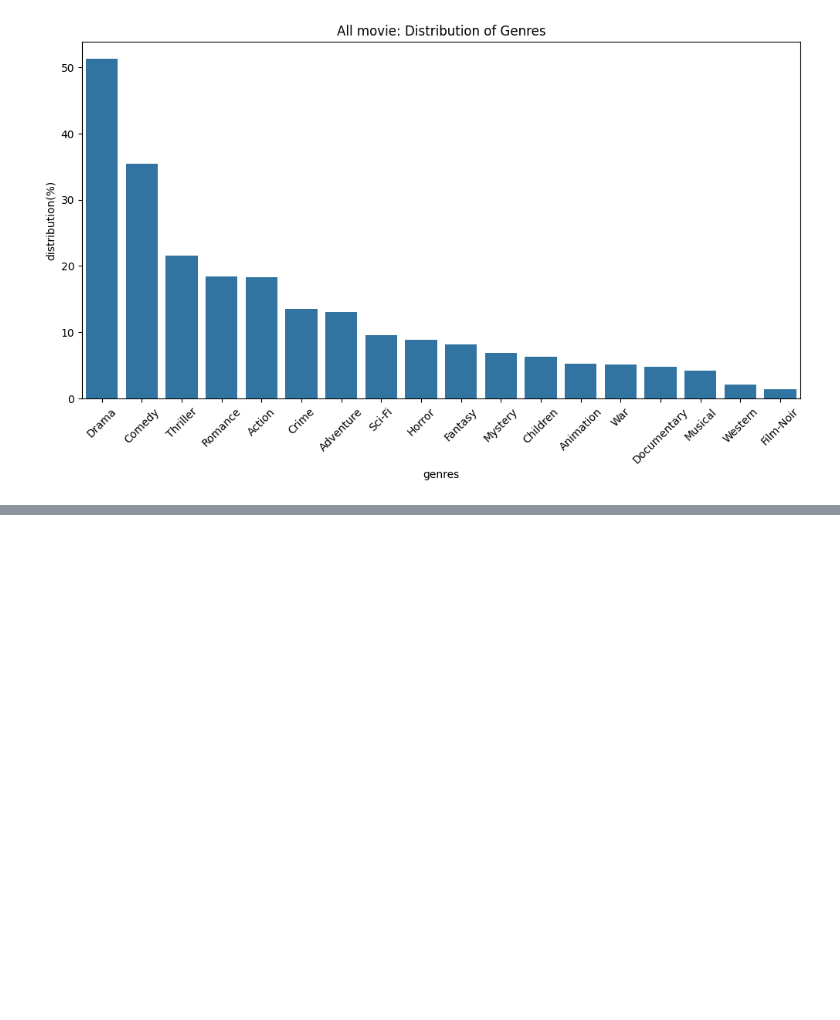
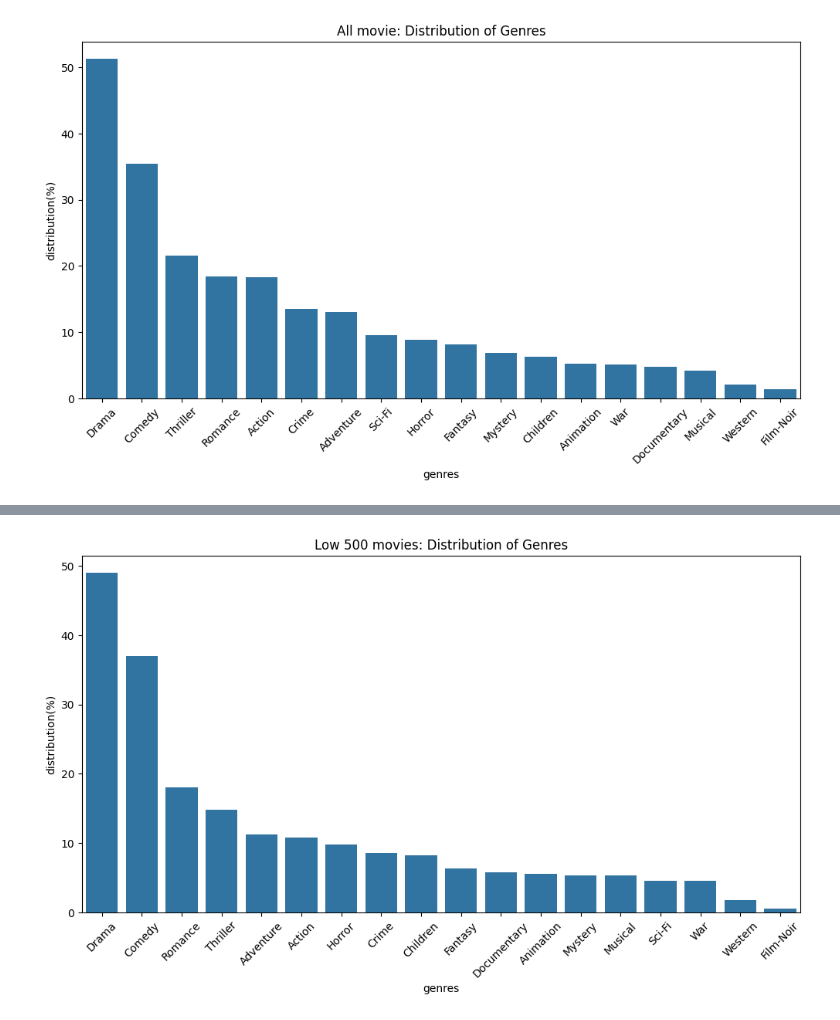
Before and after one commit to jim-min/pro-recsys-movierecommendation-recsys-04, a Jupyter notebook: eda/jiho.ipynb, the cells around one changed output, grey strips where cells are left out. Saved outputs shown, nothing was run; the diff lists cells and outputs as text; code cells hidden in the pictures; blank space fills up the shorter version.

```diff
--- a/eda/jiho.ipynb
+++ b/eda/jiho.ipynb
@@ -175,0 +180,25 @@ plt.show()
+# %%
+# genres의 모든 리스트들을 하나의 리스트로 묶기
+n = 500
+
+low_n_movie_genres = list(itertools.chain(*popular_items_data['genres'][-n:]))
+
+# 장르별 개수 세기
+low_n_genre_counts = Counter(low_n_movie_genres)
+
+import matplotlib.pyplot as plt
+import seaborn as sns
+
+sorted_genres = low_n_genre_counts.most_common()
+
+x_labels, y_values = zip(*sorted_genres)
+
+plt.figure(figsize=(12, 6))
+sns.barplot(x=list(x_labels), y=(list(np.array(y_values)/n*100)))
+plt.xticks(rotation=45)
+plt.title(f'Low {n} movies: Distribution of Genres')
+plt.xlabel('genres')
+plt.ylabel('distribution(%)')
+plt.show()
+# %% [output]
+[figure, added]
```
Also changed, not shown: parts of 11 cells of this notebook.
